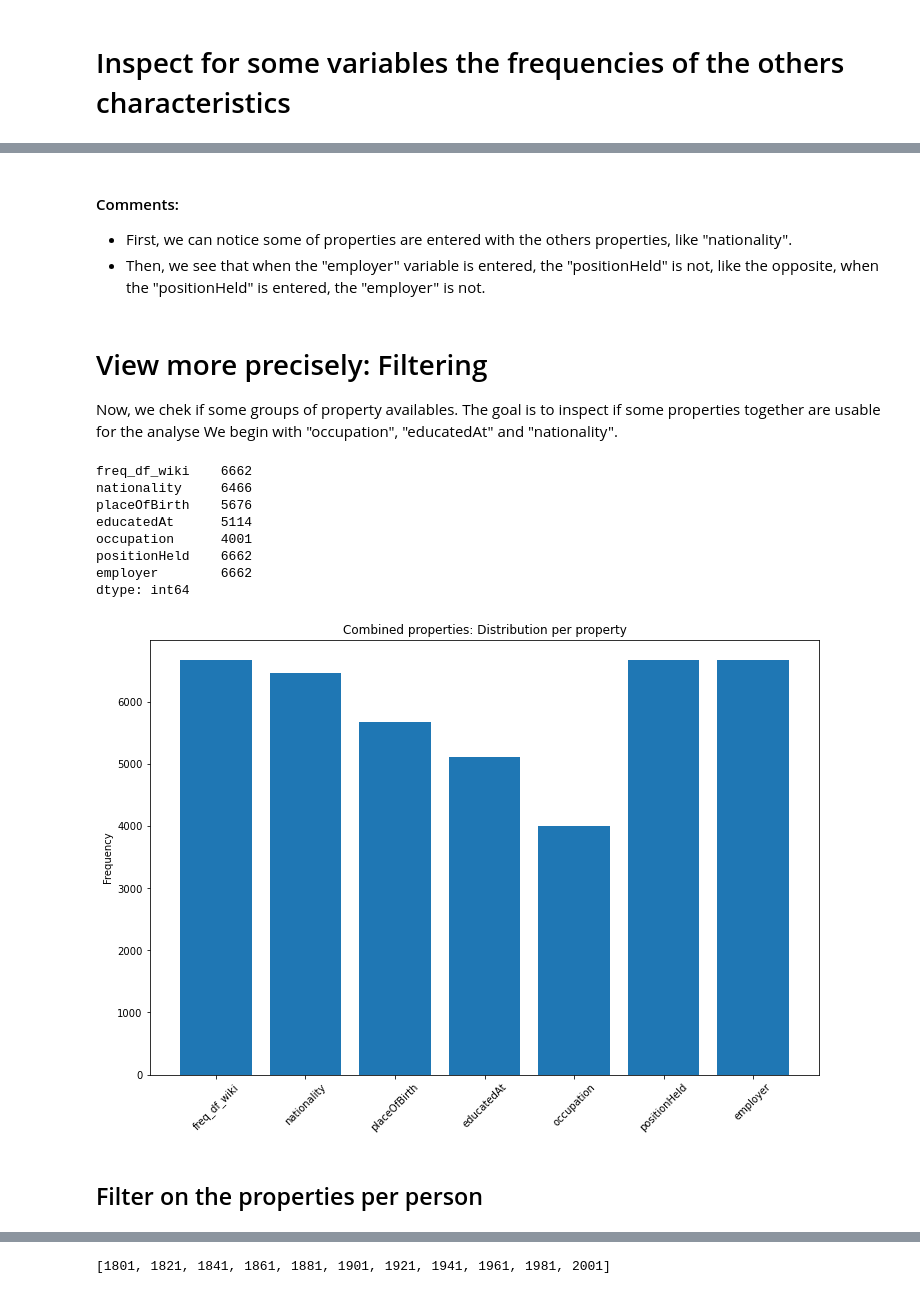
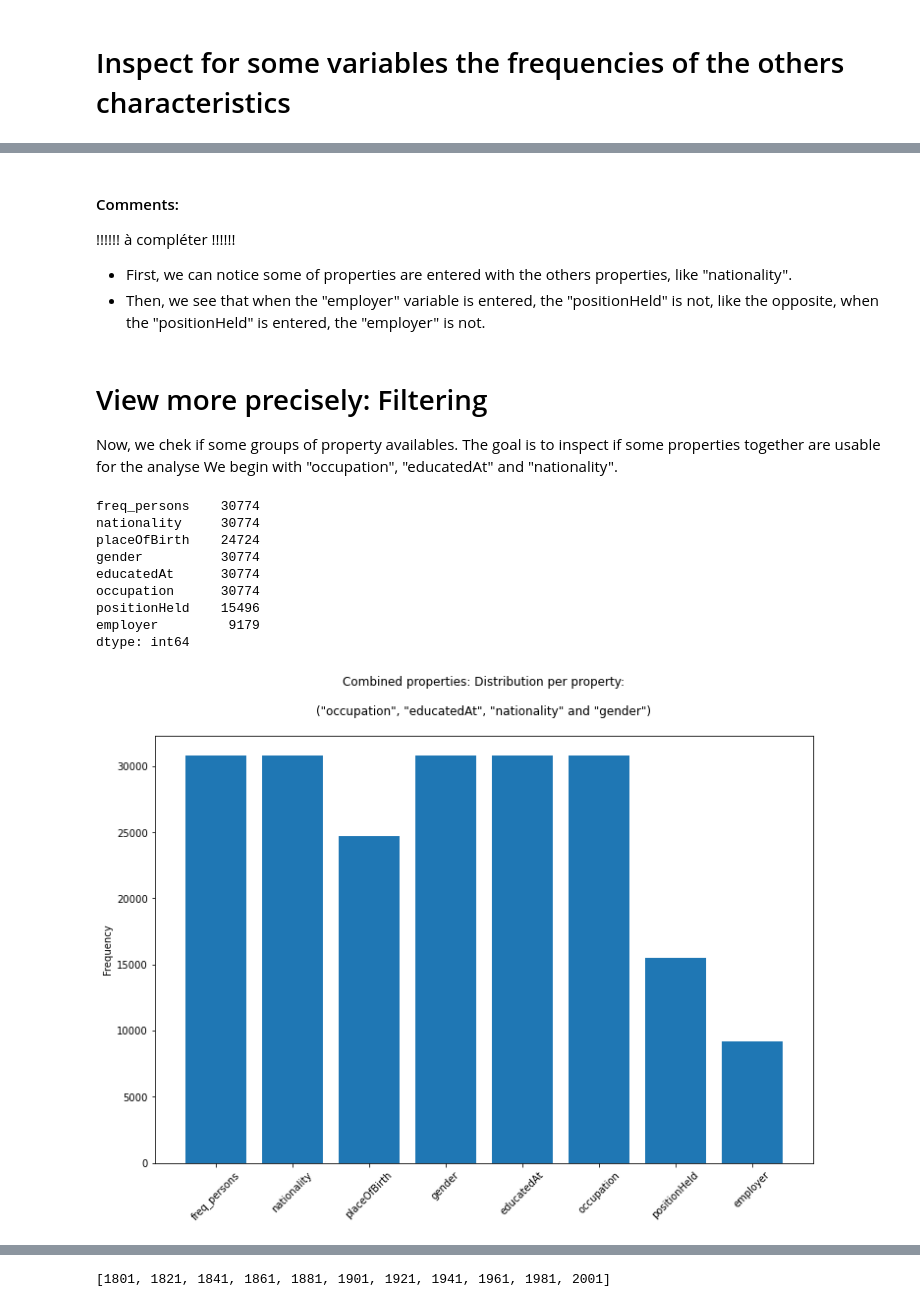
Before and after one commit to Semantic-Data-for-Humanities/Economists_Jurists, a Jupyter notebook: Notebooks/Sounding_Wikidata.ipynb, the cells around one changed output, grey strips where cells are left out. Cells and saved outputs as stored; diff of their text form; code cells hidden in the pictures.

```diff
--- a/Notebooks/Sounding_Wikidata.ipynb
+++ b/Notebooks/Sounding_Wikidata.ipynb
@@ -2136,7 +2146,7 @@ for i,r in list(persons.iterrows()):
     if r['len_employer'] > 0:
         employer += 1
 # %%
-frequencies_properties = pd.Series({"freq_persons": freq_persons, "nationality": nationality, "placeOfBirth":placeOfBirth, "educatedAt":educatedAt,\
+frequencies_properties = pd.Series({"freq_persons": freq_persons, "nationality": nationality, "placeOfBirth":placeOfBirth, "gender": gender, "educatedAt":educatedAt,\
                                   "doctoralAdvisor":doctoralAdvisor, "doctoralStudent":doctoralStudent, "occupation":occupation, "positionHeld":positionHeld, "employer":employer })
 frequencies_properties
 # %% [output]
@@ -2386,7 +2398,7 @@ plt.show()
 # Inspect for some variables the frequencies of the others characteristics
 # %%
 #  variables retained
-observed_variables = {"educatedAt":"len_educatedAt","placeOfBirth": "len_placeOfBirth", "nationality":"len_nationality", "employer":"len_employer", "occupation":"len_occupation", "positionHeld":"len_positionHeld", }
+observed_variables = {"educatedAt":"len_educatedAt","placeOfBirth": "len_placeOfBirth", "gender":"len_gender","nationality":"len_nationality", "employer":"len_employer", "occupation":"len_occupation", "positionHeld":"len_positionHeld", }
 for i,v in observed_variables.items():
     print(i,v)
 # %% [output]
@@ -2411,6 +2424,7 @@ for ix,v in observed_variables.items():
     freq_persons = 0
     nationality = 0
     placeOfBirth = 0
+    gender = 0
     educatedAt = 0
     occupation = 0
     positionHeld = 0
@@ -2422,6 +2436,8 @@ for ix,v in observed_variables.items():
                 nationality += 1
             if r['len_placeOfBirth'] > 0:
                 placeOfBirth += 1
+            if r['len_gender'] > 0:
+                gender += 1
             if r['len_educatedAt'] > 0:
                 educatedAt += 1
             if r['len_occupation'] > 0:
@@ -2430,7 +2446,7 @@ for ix,v in observed_variables.items():
                 positionHeld += 1
             if r['len_employer'] > 0:
                 employer += 1
-    frequencies_properties = pd.Series({"freq_persons": freq_persons, "nationality": nationality, "placeOfBirth":placeOfBirth, "educatedAt":educatedAt,\
+    frequencies_properties = pd.Series({"freq_persons": freq_persons, "nationality": nationality, "placeOfBirth":placeOfBirth, "gender":gender, "educatedAt":educatedAt,\
                                    "occupation":occupation, "positionHeld":positionHeld, "employer":employer })
 
     x = [l for l in frequencies_properties.index]
@@ -2458,6 +2474,6 @@ plt.subplots_adjust(#left=0.1,
                    # wspace=0.4,
                    hspace=0.4
                    )
-#plt.savefig('exported_pictures/frequencies_property_others_properties.png', dpi=100, bbox_inches = "tight") #pdf, svg
+plt.savefig('exported_pictures/frequencies_property_others_properties.png', dpi=100, bbox_inches = "tight") #pdf, svg
 plt.show()
 # %% [output]
@@ -2465,6 +2481,6 @@ plt.show()
 # %% [markdown]
 #### Comments:
-
+!!!!!! à compléter !!!!!!
 * First, we can notice some of properties are entered with the others properties, like "nationality".
 * Then, we see that when the "employer" variable is entered, the "positionHeld" is not, like the opposite, when the "positionHeld" is entered, the "employer" is not.
 # %% [markdown]
@@ -2476,20 +2492,23 @@ We begin with "occupation", "educatedAt" and "nationality".
 freq_persons = 0
 nationality = 0
 placeOfBirth = 0
+gender = 0
 educatedAt = 0
 occupation = 0
 positionHeld = 0
 employer = 0
 for i,r in list(persons.iterrows()):
-  #  if r['len_occupation'] > 0 and r['len_educatedAt'] > 0 and r['len_nationality'] > 0:
+    if r['len_occupation'] > 0 and r['len_educatedAt'] > 0 and r['len_nationality'] > 0 and r['len_gender']:
   #  if r['len_employer'] > 0 and r['len_positionHeld'] > 0 and r['len_educatedAt'] > 0:
   #   if r['len_employer'] > 0 and r['len_occupation'] > 0 and r['len_educatedAt'] > 0:
-     if r['len_employer'] > 0 and r['len_positionHeld'] > 0 :
+  #   if r['len_employer'] > 0 and r['len_positionHeld'] > 0 :
         freq_persons += 1
         if r['len_nationality'] > 0:
                 nationality += 1
         if r['len_placeOfBirth'] > 0:
             placeOfBirth += 1
+        if r['len_gender'] > 0:
+            gender += 1
         if r['len_educatedAt'] > 0:
             educatedAt += 1
         if r['len_occupation'] > 0:
@@ -2500,35 +2519,34 @@ for i,r in list(persons.iterrows()):
             employer += 1
 
 
-frequencies_properties_filter = pd.Series({"freq_persons": freq_persons, "nationality": nationality, "placeOfBirth":placeOfBirth, "educatedAt":educatedAt,\
-                                   "occupation":occupation, "positionHeld":positionHeld, "employer":employer })
+frequencies_properties_filter = pd.Series({"freq_persons": freq_persons, "nationality": nationality, \
+                                           "placeOfBirth":placeOfBirth, "gender":gender, "educatedAt":educatedAt,\
+                                           "occupation":occupation, "positionHeld":positionHeld, "employer":employer })
 frequencies_properties_filter
 # %% [output]
-freq_df_wiki    6662
-nationality     6466
-placeOfBirth    5676
-educatedAt      5114
-occupation      4001
-positionHeld    6662
-employer        6662
+freq_persons    30774
+nationality     30774
+placeOfBirth    24724
+gender          30774
+educatedAt      30774
+occupation      30774
+positionHeld    15496
+employer         9179
 dtype: int64
 # %%
 # Distribution per property
 
 objects = [l for l in frequencies_properties_filter.index]
 eff = [l for l in frequencies_properties_filter]
 
 p1 = plt.bar(objects, eff)
 
 plt.ylabel('Frequency')
-plt.title('Combined properties: Distribution per property')
+plt.title('Combined properties: Distribution per property:\n\n("occupation", "educatedAt", "nationality" and "gender")\n')
 plt.gcf().set_size_inches(12, 8)
 
-plt.savefig('exported_pictures/Distribution_property_combination.png', dpi=100, bbox_inches = "tight") #pdf, svg
-
+plt.savefig('exported_pictures/Properties_combination_(occupation_educatedAt_nationality_gender).png', dpi=100, bbox_inches = "tight") #pdf, svg
 plt.xticks(rotation=45)
 plt.show()
 # %% [output]
-[figure, old version]
+[figure, new version]
-# %% [markdown]
-## Filter on the properties per person
```
Also changed, not shown: parts of 56 cells of this notebook, 13 other files.
